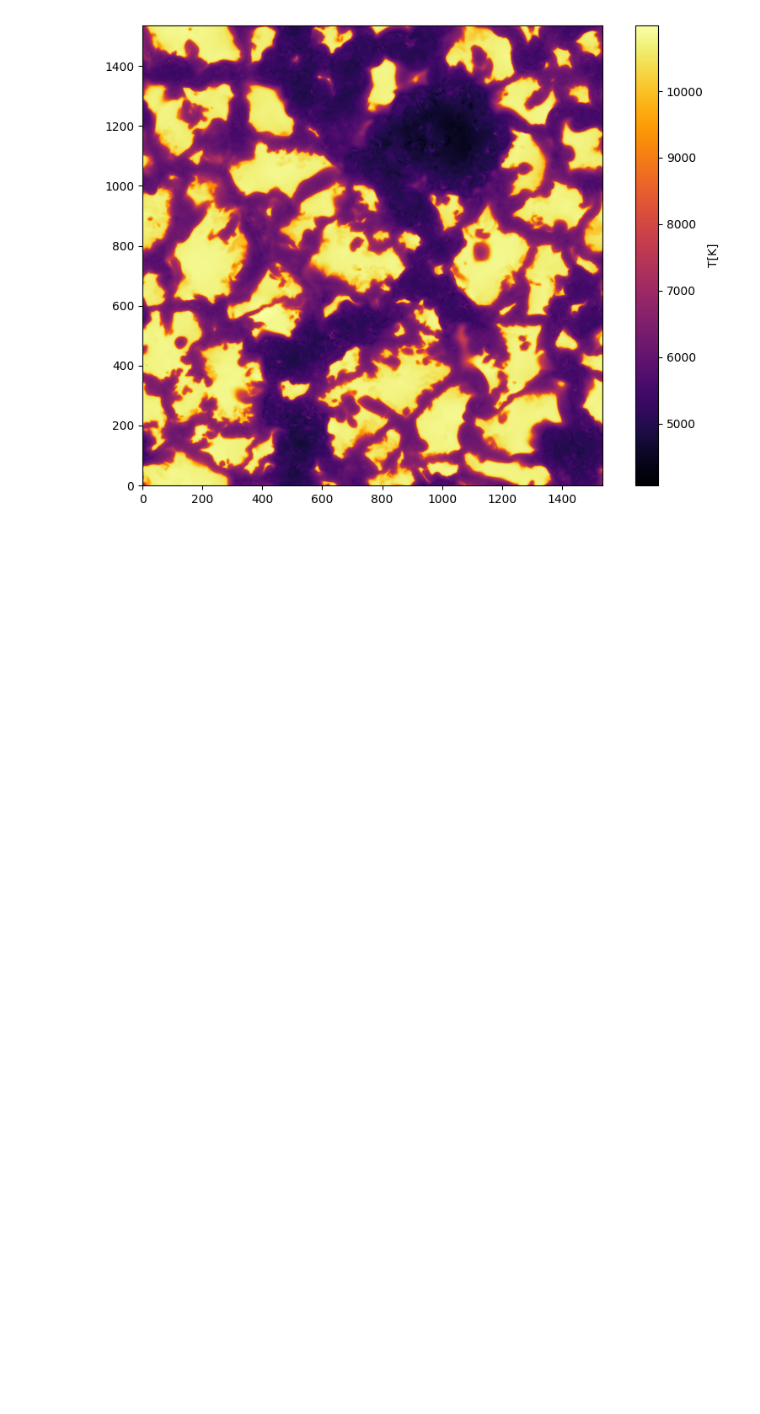
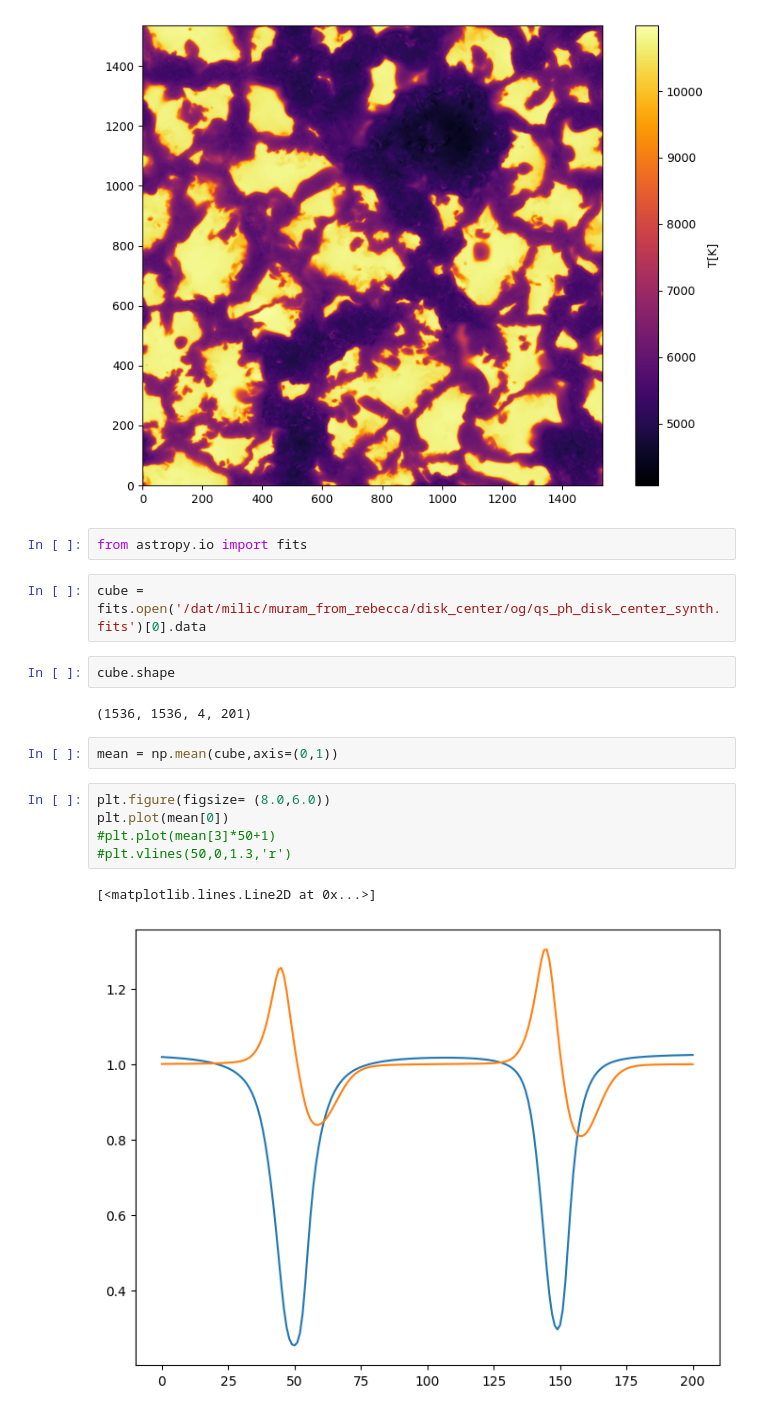
Before and after one commit to ivanzmilic/snapy, a Jupyter notebook: muram_dat_reading.ipynb, the cells around one changed output. Saved outputs shown, nothing was run; the diff lists cells and outputs as text; blank space fills up the shorter version.

```diff
--- a/muram_dat_reading.ipynb
+++ b/muram_dat_reading.ipynb
@@ -177,3 +187,21 @@ plt.colorbar(label='T[K]')
 plt.savefig('bx_tau1.png',dpi=150)
 # %% [output]
 [figure]
+# %%
+from astropy.io import fits
+# %%
+cube = fits.open('/dat/milic/muram_from_rebecca/disk_center/og/qs_ph_disk_center_synth.fits')[0].data
+# %%
+cube.shape
+# %% [output]
+(1536, 1536, 4, 201)
+# %%
+mean = np.mean(cube,axis=(0,1))
+# %%
+plt.figure(figsize= (8.0,6.0))
+plt.plot(mean[0])
+#plt.plot(mean[3]*50+1)
+#plt.vlines(50,0,1.3,'r')
+# %% [output]
+[<matplotlib.lines.Line2D at 0x...>]
+[figure, added]
```
Also changed, not shown: parts of 2 cells of this notebook, 1 other file.
